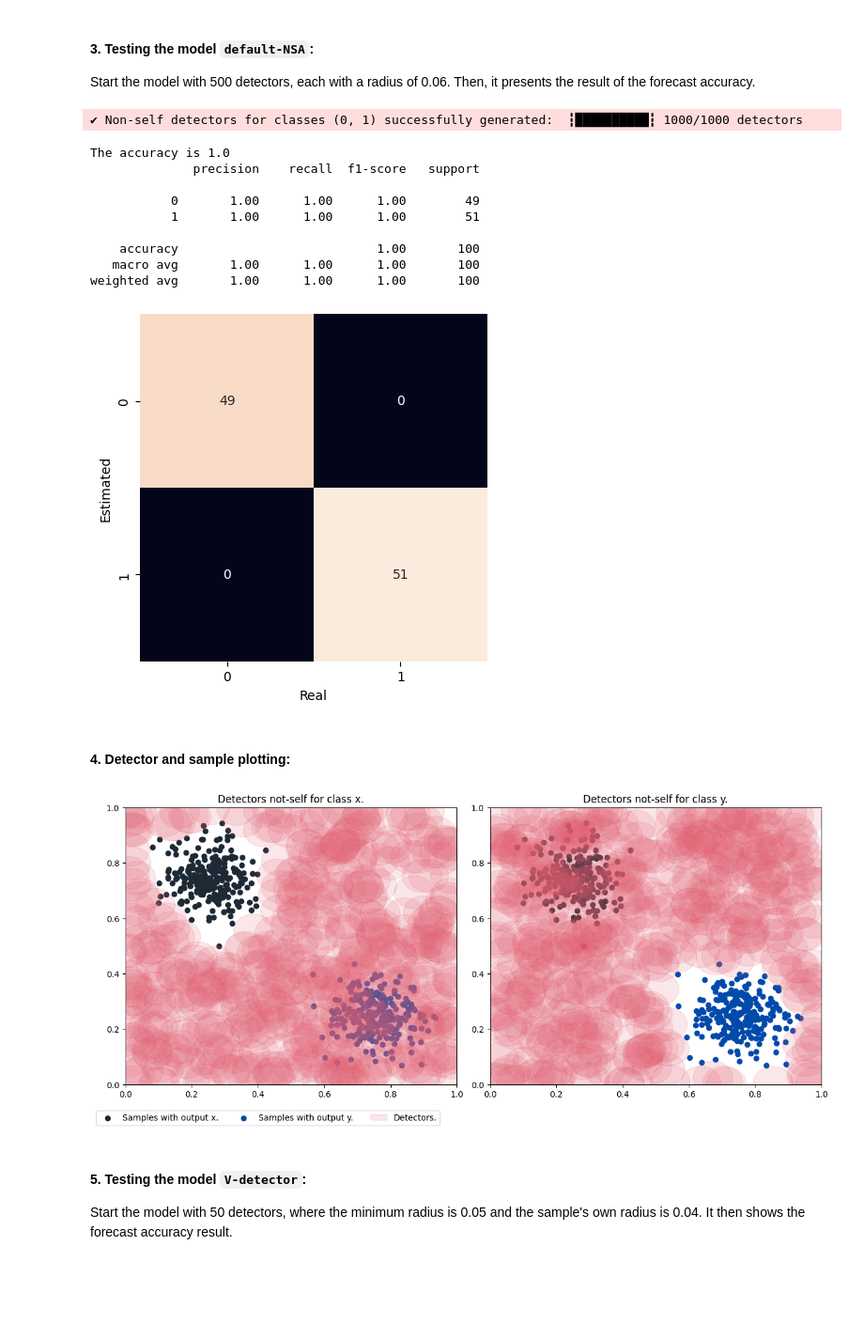
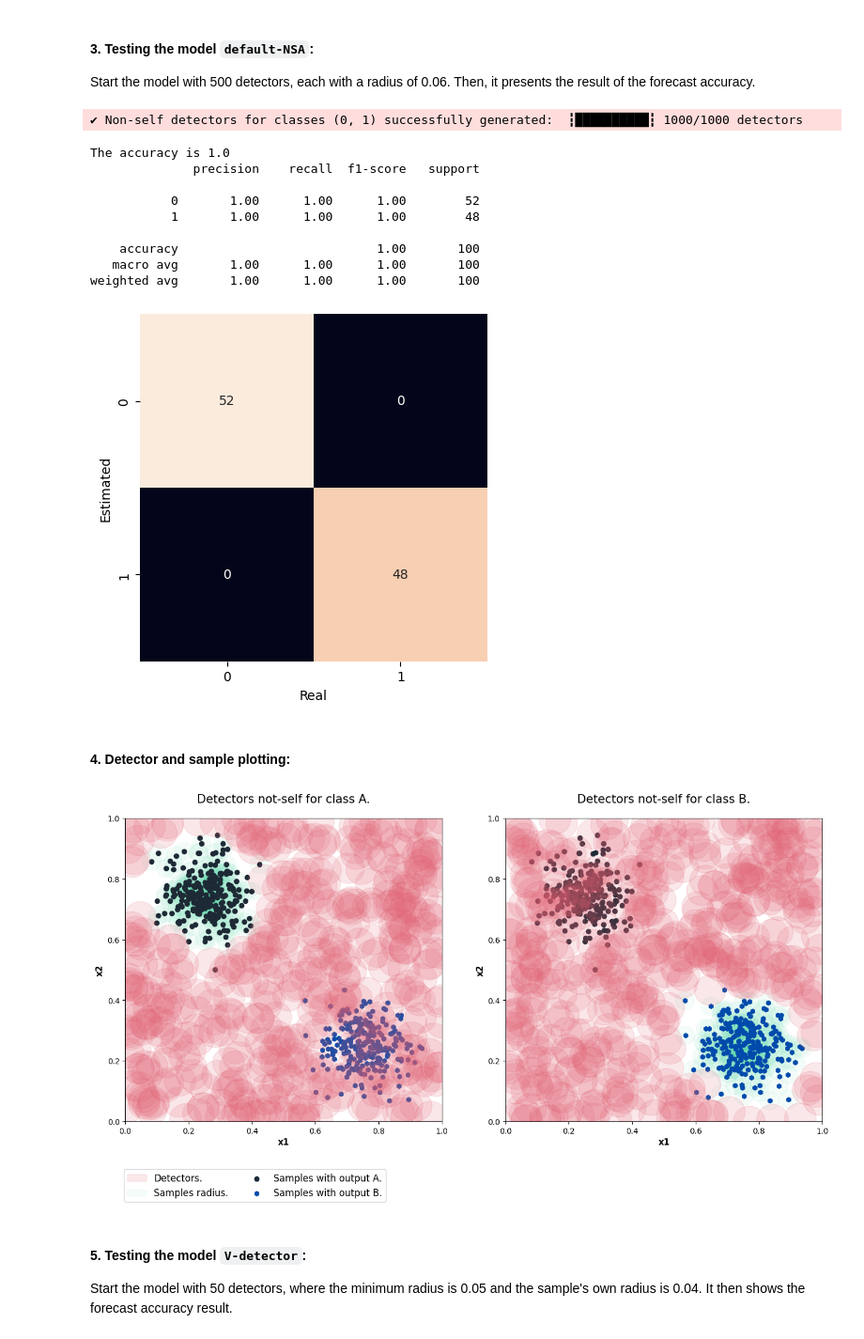
Before and after one commit to AIS-Package/aisp, a Jupyter notebook: examples/RNSA/example_with_randomly_generated_dataset-en.ipynb, the cells around one changed output. Shown at 94% size. Saved outputs shown, nothing was run; the diff lists cells and outputs as text; code cells hidden in the pictures; blank space fills up the shorter version.

```diff
--- a/examples/RNSA/example_with_randomly_generated_dataset-en.ipynb
+++ b/examples/RNSA/example_with_randomly_generated_dataset-en.ipynb
@@ -24,7 +24,13 @@ from sklearn.metrics import confusion_matrix, classification_report, accuracy_sc
 Using the make_blobs function, two sets of data are generated in the form of bubbles, in the range between 0 and 1, representing each class x and y. Then this data is separated into test and training sets.
 # %%
 # Generating the samples and outputs for the training.
-samples, output = make_blobs(n_samples=500 , n_features=2, cluster_std=0.07, center_box=([0.0, 1.0]), centers=[[0.25, 0.75], [0.75, 0.25]], random_state=1234)
+samples, output = make_blobs(
+    n_samples=500,
+    cluster_std=0.07,
+    center_box=(0.0, 1.0),
+    centers=[[0.25, 0.75], [0.75, 0.25]],
+    random_state=1234,
+)
 # Separating data for training and testing.
 train_x, test_x, train_y, test_y = train_test_split(samples, output, test_size=0.2)
 # %% [markdown]
@@ -32,7 +38,7 @@ train_x, test_x, train_y, test_y = train_test_split(samples, output, test_size=0
 Start the model with 500 detectors, each with a radius of 0.06. Then, it presents the result of the forecast accuracy.
 # %%
 # Starting the class.
-nsa = RNSA(N=500, r=0.06, seed=123)
+nsa = RNSA(N=500, r=0.05, seed=1234)
 # Carrying out the training:
 nsa.fit(X=train_x, y=train_y)
 # Previewing classes with test samples.
@@ -45,8 +51,8 @@ print(classification_report(test_y, prev_y))
 The accuracy is 1.0
               precision    recall  f1-score   support
 
-           0       1.00      1.00      1.00        49
-           1       1.00      1.00      1.00        51
+           0       1.00      1.00      1.00        52
+           1       1.00      1.00      1.00        48
 
     accuracy                           1.00       100
    macro avg       1.00      1.00      1.00       100
@@ -59,41 +65,52 @@ plt.xlabel('Real')
 plt.ylabel('Estimated')
 plt.show()
 # %% [output]
-[figure, old version]
+[figure, new version]
 # %% [markdown]
 #### 4. Detector and sample plotting:
 # %%
 def plot_detectores(samples, train_x, nsa, rs):
-    fig, ax = plt.subplots(ncols=2, nrows=1, figsize=(15, 6))
-    plt.subplots_adjust(wspace=0.1, hspace=0.01, )
-    labels = ['x', 'y']
-    classesIndex = np.array((np.where(output == 0)[0] ,np.where(output == 1)[0]))
+    fig, ax = plt.subplots(ncols=2, nrows=1, figsize=(16, 7))
+    labels = ['A', 'B']
+    classesIndex = np.array((np.nonzero(output == 0)[0] ,np.nonzero(output == 1)[0]))
 
     for i in range(2):
+        ax[i].axis([0, 1,0,1])
 
-        ax[i].axis([0, 1,0,1])
-        ax[i].scatter(samples[classesIndex[0], 0], samples[classesIndex[0], 1], label='Samples with output x', color='#1d2a35')
-        ax[i].scatter(samples[classesIndex[1], 0], samples[classesIndex[1], 1], label='Samples with output y', color='#004aab')
-        ax[i].set_title(f'Detectors not-self for class {labels[i]}.')
+        if rs > 0 and train_x is not None:
+            Index = np.nonzero(train_y == i)[0]
+            for x in train_x[Index]:
+                ax[i].add_patch(plt.Circle((x[0], x[1]), color='#34d399', radius=(rs), alpha=0.05, label='Samples radius.'))
+
+        ax[i].scatter(samples[classesIndex[0], 0], samples[classesIndex[0], 1], label='Samples with output A.', color='#1d2a35')
+        ax[i].scatter(samples[classesIndex[1], 0], samples[classesIndex[1], 1], label='Samples with output B.', color='#004aab', marker='h')
+        ax[i].set_title(f'Detectors not-self for class {labels[i]}.', fontsize=15, pad=20)
+        ax[i].set_xlabel('x1', fontweight='bold', fontsize=11)
+        ax[i].set_ylabel('x2', fontweight='bold', fontsize=11)
+
         for k in range(len(nsa.detectors[i])):
             r = nsa.detectors[i][k][1] if len(nsa.detectors[i][k][:]) > 1 else nsa.r
-            ax[i].add_patch(plt.Circle((nsa.detectors[i][k][0][0], nsa.detectors[i][k][0][1]), color='#e25f71', radius=(r), alpha=0.15, label='Detectors'))
+            ax[i].add_patch(plt.Circle((nsa.detectors[i][k][0][0], nsa.detectors[i][k][0][1]), color='#e25f71', radius=(r), alpha=0.15, label='Detectors.'))
 
-        if rs > 0 and train_x is not None:
-            for sample in samples[classesIndex[i]]:
-                ax[i].add_patch(plt.Circle((sample[0], sample[1]), color='#04aa6d', radius=(rs), alpha=0.05, label='Samples radius.'))
+    handles, labels = [], []
+    for a in ax:
+        for h, l in zip(*a.get_legend_handles_labels()):
+            if l not in labels:
+                handles.append(h)
+                labels.append(l)
+
+    handles_sorted, labels_sorted = zip(*sorted(zip(handles, labels), key=lambda x: x[1]))
+
     if rs > 0:
-        legend = fig.legend(['Samples with output x.', 'Samples with output y.', 'Detectors.', 'Samples radius.'], bbox_to_anchor=(0.48, 0.05), ncol=2)
-        handles = legend.legendHandles
-        handles[3].set_color('#04aa6d')
+        fig.legend(handles_sorted, labels_sorted, bbox_to_anchor=(0.42, 0), ncol=2, fontsize='large')
     else:
-        fig.legend(['Samples with output x.', 'Samples with output y.', 'Detectors.'], bbox_to_anchor=(0.48, 0.05), ncol=3)
+        fig.legend(handles_sorted[:-1], labels_sorted[:-1], bbox_to_anchor=(0.48, 0), ncol=2, fontsize='large')
 
     plt.show()
 
-plot_detectores(samples, None, nsa, 0)
+plot_detectores(samples, train_x, nsa, 0.03)
 # %% [output]
-[figure, old version]
+[figure, new version]
 # %% [markdown]
 #### 5. Testing the model ``V-detector``:
 Start the model with 50 detectors, where the minimum radius is 0.05 and the sample's own radius is 0.04. It then shows the forecast accuracy result.
```
Also changed, not shown: parts of 3 cells of this notebook, 23 other files.
